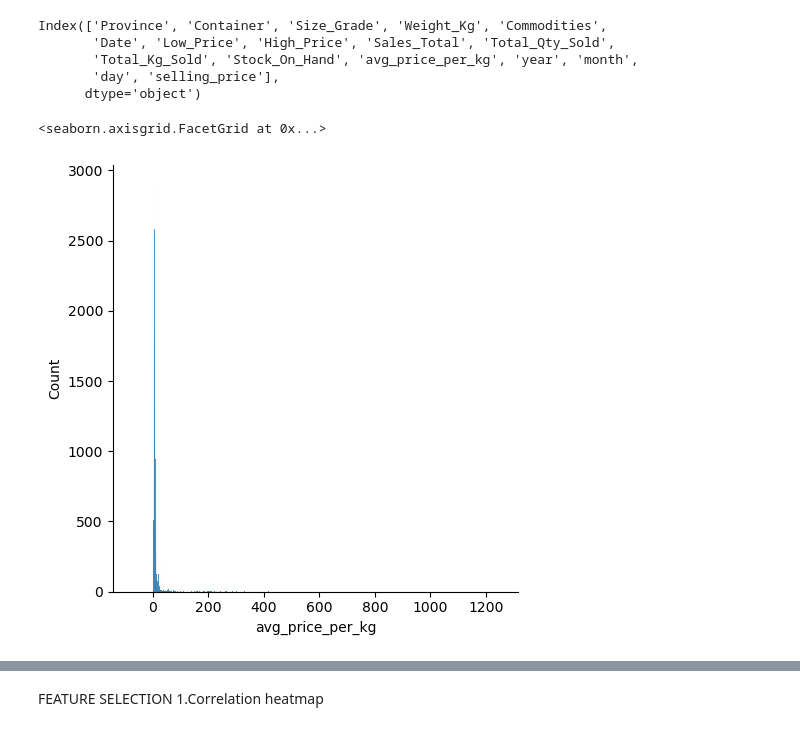
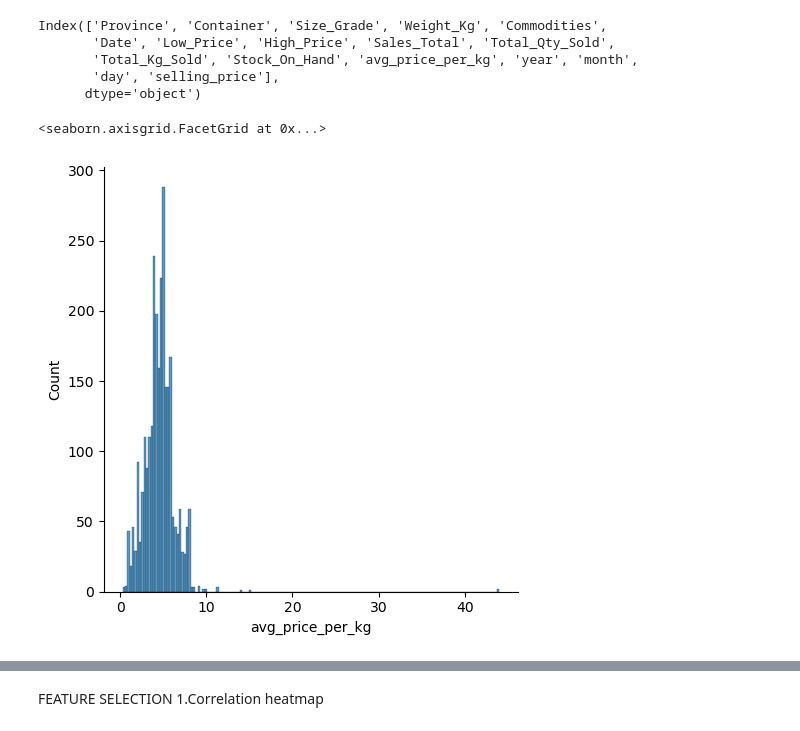
Before and after one commit to The-DigitalAcademy/ML-GAZA, a Jupyter notebook: Market_Avg_Prediction.ipynb, the cells around one changed output, grey strips where cells are left out. Saved outputs shown, nothing was run; the diff lists cells and outputs as text; code cells hidden in the pictures.

```diff
--- a/Market_Avg_Prediction.ipynb
+++ b/Market_Avg_Prediction.ipynb
@@ -134,10 +134,10 @@ Index(['Province', 'Container', 'Size_Grade', 'Weight_Kg', 'Commodities',
 # %%
 # sns.pairplot(com)
 # %%
-sns.displot(com['avg_price_per_kg'])
+sns.displot(onion['avg_price_per_kg'])
 # %% [output]
 <seaborn.axisgrid.FacetGrid at 0x...>
-[figure, old version]
+[figure, new version]
 # %%
 from sklearn.model_selection import train_test_split
 # %%
```
Also changed, not shown: parts of 18 cells of this notebook.
